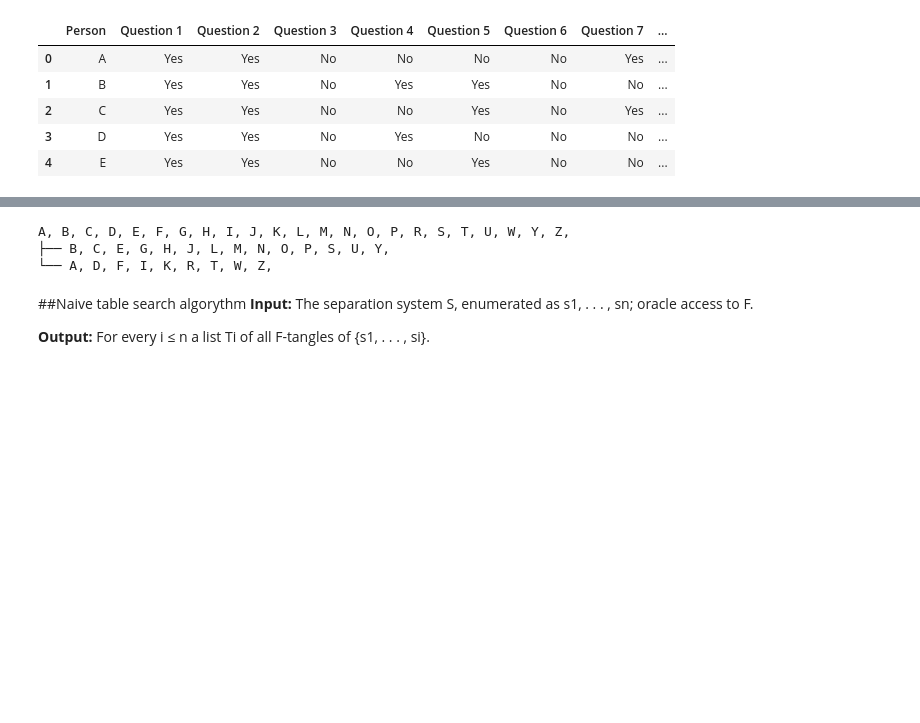
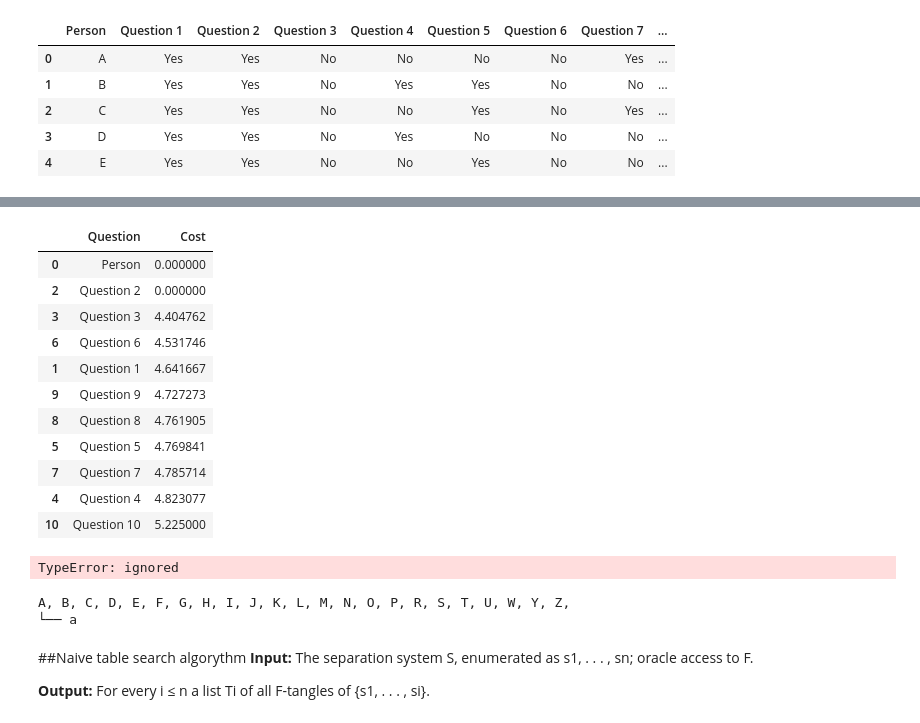
Before and after one commit to zuzannazak/Tangles, a Jupyter notebook: Tangle_playground.ipynb, the cells around one changed output, grey strips where cells are left out. Saved outputs shown, nothing was run; the diff lists cells and outputs as text; code cells hidden in the pictures; blank space fills up the shorter version.

```diff
--- a/Tangle_playground.ipynb
+++ b/Tangle_playground.ipynb
@@ -164,3 +161,18 @@ A, B, C, D, E, F, G, H, I, J, K, L, M, N, O, P, R, S, T, U, W, Y, Z,
+# %%
+questions_with_cost_df.sort_values(by=['Cost'])
+# %% [output]
+|  | Question | Cost |
+| 0 | Person | 0.000000 |
+| 2 | Question 2 | 0.000000 |
+| 3 | Question 3 | 4.404762 |
+| 6 | Question 6 | 4.531746 |
+| 1 | Question 1 | 4.641667 |
+| 9 | Question 9 | 4.727273 |
+| 8 | Question 8 | 4.761905 |
+| 5 | Question 5 | 4.769841 |
+| 7 | Question 7 | 4.785714 |
+| 4 | Question 4 | 4.823077 |
+| 10 | Question 10 | 5.225000 |
 # %%
 def giveChildren(the_root):
     questions_with_cost_df1 = the_root.questions
@@ -176,10 +190,13 @@ def giveChildren(the_root):
+# %%
+root.children = giveChildren(root)
+# %% [output]
+TypeError: ignored
 # %%
-  for pre, fill, node in RenderTree(the_root):
+  for pre, fill, node in RenderTree(root):
     print("%s%s" % (pre, node.name))
 # %% [output]
 A, B, C, D, E, F, G, H, I, J, K, L, M, N, O, P, R, S, T, U, W, Y, Z,
-├── B, C, E, G, H, J, L, M, N, O, P, S, U, Y,
-└── A, D, F, I, K, R, T, W, Z,
+└── a
 # %% [markdown]
 ##Naive table search algorythm
 **Input:** The separation system S, enumerated as s1, . . . , sn; oracle access to F.
```
Also changed, not shown: parts of 4 cells of this notebook.
